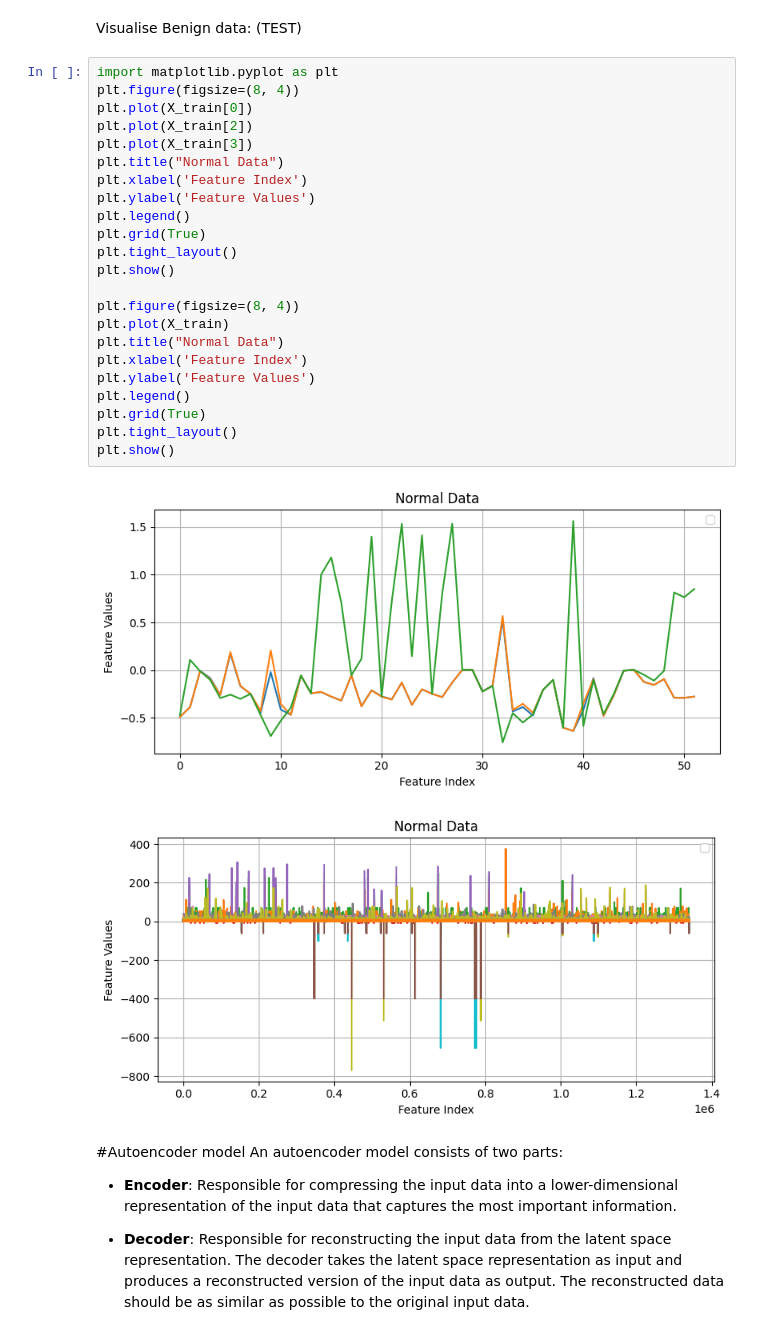
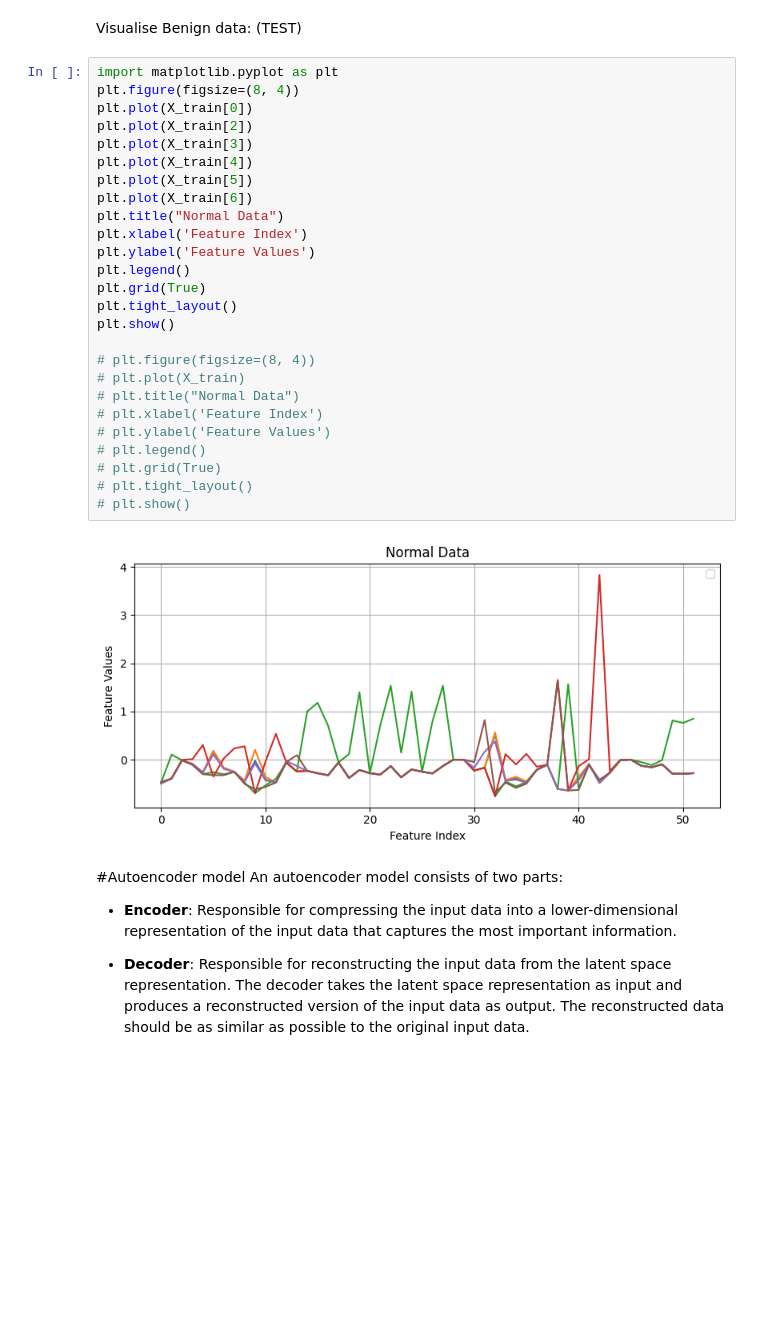
Before and after one commit to SianC7/LAIDS, a Jupyter notebook: Sian's_Autoencoder.ipynb, the cells around one changed output. Cells and saved outputs as stored; diff of their text form; blank space fills up the shorter version.

```diff
--- a/Sian's_Autoencoder.ipynb
+++ b/Sian's_Autoencoder.ipynb
@@ -204,29 +204,31 @@ Visualise Benign data: (TEST)
 # %%
 import matplotlib.pyplot as plt
 plt.figure(figsize=(8, 4))
 plt.plot(X_train[0])
 plt.plot(X_train[2])
 plt.plot(X_train[3])
+plt.plot(X_train[4])
+plt.plot(X_train[5])
+plt.plot(X_train[6])
 plt.title("Normal Data")
 plt.xlabel('Feature Index')
 plt.ylabel('Feature Values')
 plt.legend()
 plt.grid(True)
 plt.tight_layout()
 plt.show()
 
-plt.figure(figsize=(8, 4))
-plt.plot(X_train)
-plt.title("Normal Data")
-plt.xlabel('Feature Index')
-plt.ylabel('Feature Values')
-plt.legend()
-plt.grid(True)
-plt.tight_layout()
-plt.show()
+# plt.figure(figsize=(8, 4))
+# plt.plot(X_train)
+# plt.title("Normal Data")
+# plt.xlabel('Feature Index')
+# plt.ylabel('Feature Values')
+# plt.legend()
+# plt.grid(True)
+# plt.tight_layout()
+# plt.show()
 # %% [output]
-[figure, old version]
+[figure, new version]
-[figure, removed]
 # %% [markdown]
 #Autoencoder model
 An autoencoder model consists of two parts:
```
Also changed, not shown: parts of 6 cells of this notebook.
